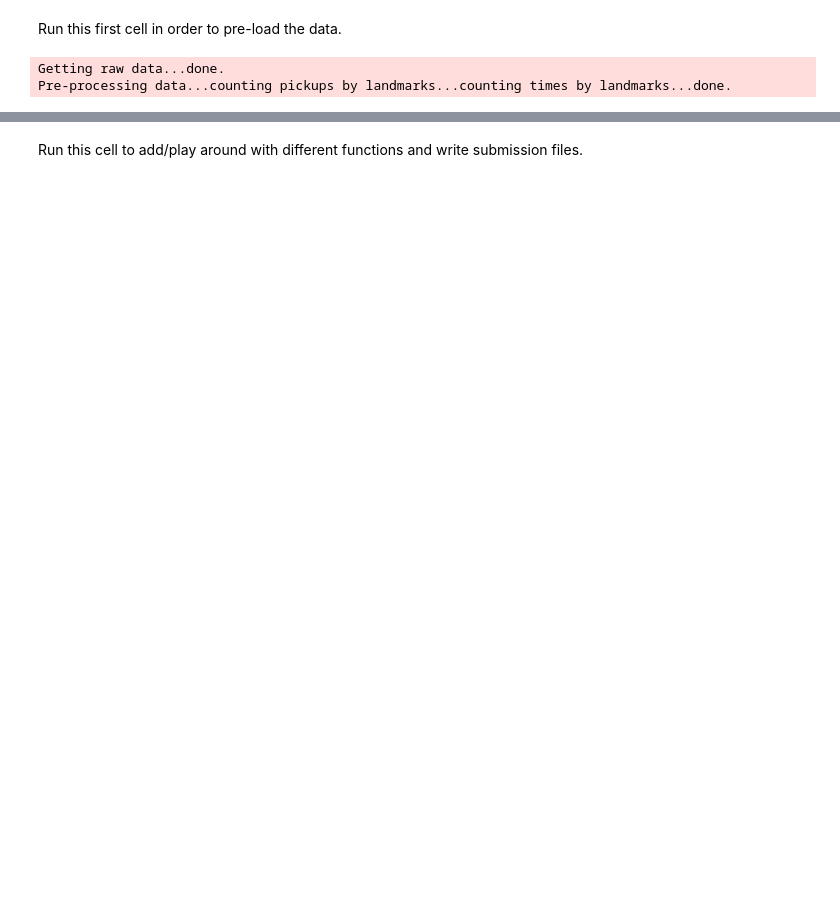
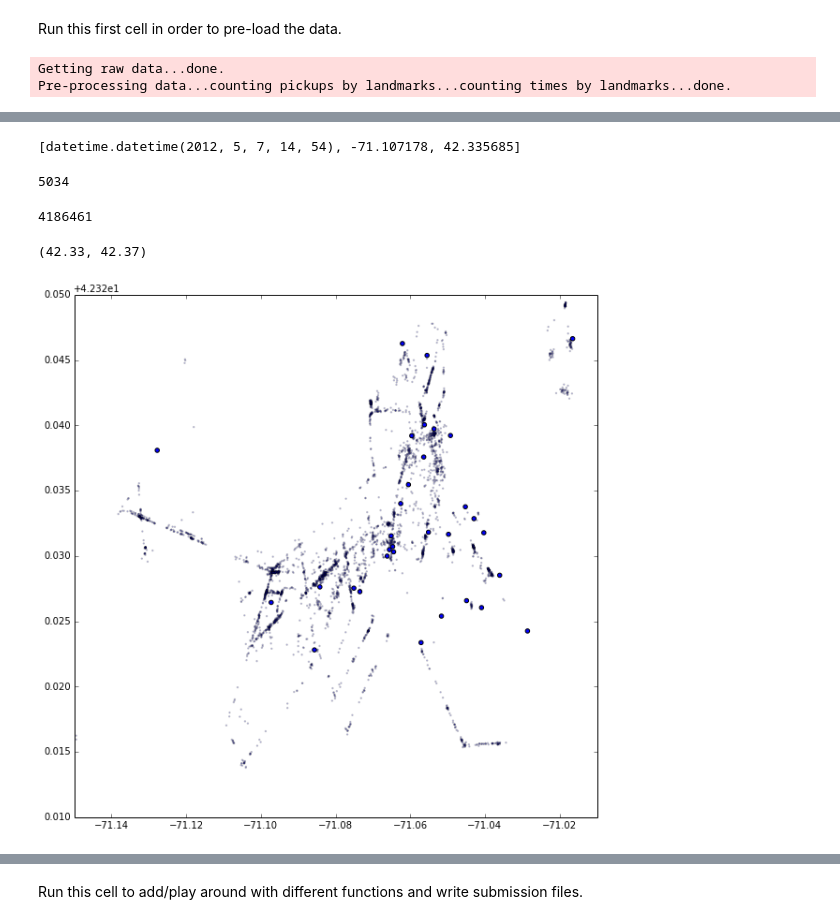
Before and after one commit to wpli/supervised-learning, a Jupyter notebook: notebooks/workbench.ipynb, the cells around one changed output, grey strips where cells are left out. Drawn from its saved outputs; the diff is of its cells as text; code cells hidden in the pictures; blank space fills up the shorter version.

```diff
--- a/notebooks/workbench.ipynb
+++ b/notebooks/workbench.ipynb
@@ -67,3 +83,11 @@ if 1:
 # %% [output]
 Getting raw data...done.
 Pre-processing data...counting pickups by landmarks...counting times by landmarks...done.
+# %%
+landmark_pickup_indices = utils_preprocess.get_background_taxi_activity( landmark_pickup_dict )
+all_excluded_pickups = []
+for idx, i in enumerate( pickups ):
+    if idx not in landmark_pickup_indices:
+        all_excluded_pickups.append( ( i[0].date(), i[0].hour ) )
+
+background_pickups_counter = collections.Counter( all_excluded_pickups )
@@ -69,0 +98,33 @@ Pre-processing data...counting pickups by landmarks...counting times by landmark
+# %%
+pickups[0]
+# %% [output]
+[datetime.datetime(2012, 5, 7, 14, 54), -71.107178, 42.335685]
+# %%
+multiplier_landmark_dict = {}
+for multiplier in ( 2, 4 ):
+    multiplier_landmark_dict[multiplier] = {}
+    dist = DIST_THRESHOLD * 2
+    sq_dist = dist**2
+    #landmark_other_trips_dict = {}
+    landmark_other_trips_counter = {}
+    for landmark in list( landmarks ):
+        other_trips = []
+        for idx, i in enumerate( pickups ):
+            if idx not in landmark_pickup_indices:
+                if utils_general.calculate_square_dist( landmark[0], landmark[1], pickups[idx][1], pickups[idx][2] ) < sq_dist:
+                    other_trips.append( ( i[0].date(), i[0].hour ) )
+
+
+        #landmark_other_trips_dict[landmark] = other_trips
+        landmark_other_trips_counter[landmark] = collections.Counter( other_trips )
+
+    multiplier_landmark_dict[multiplier] = landmark_other_trips_counter
+# %%
+x = list(landmarks)[1]
+len( landmark_other_trips_counter[x] )
+# %% [output]
+5034
+# %%
+print len( pickups )
+# %% [output]
+4186461
@@ -70,3 +133,18 @@ Pre-processing data...counting pickups by landmarks...counting times by landmark
+# %%
+query = [ i for i in pickups if i[0] < datetime.datetime( 2012, 5, 12, 1, 0 ) and i[0] > datetime.datetime(2012,5,11,23)]
+X = [ i[1] for i in query ]
+Y = [ i[2] for i in query ]
+p = plt.Figure()
+figsize(10,10)
+scatter(X,Y,s=2,alpha=.2)
+landmarks_lon = [ i[0] for i in list( landmarks ) ]
+landmarks_lat = [ i[1] for i in list( landmarks ) ]
+scatter( landmarks_lon, landmarks_lat )
+xlim( -71.15, -71.01 )
+ylim( 42.33, 42.37 )
+# %% [output]
+(42.33, 42.37)
+[figure, added]
 # %%
 for key, val in landmark_pickup_dict.items():
     print key, len(val)
```
Also changed, not shown: parts of 12 cells of this notebook, 1 other file.
